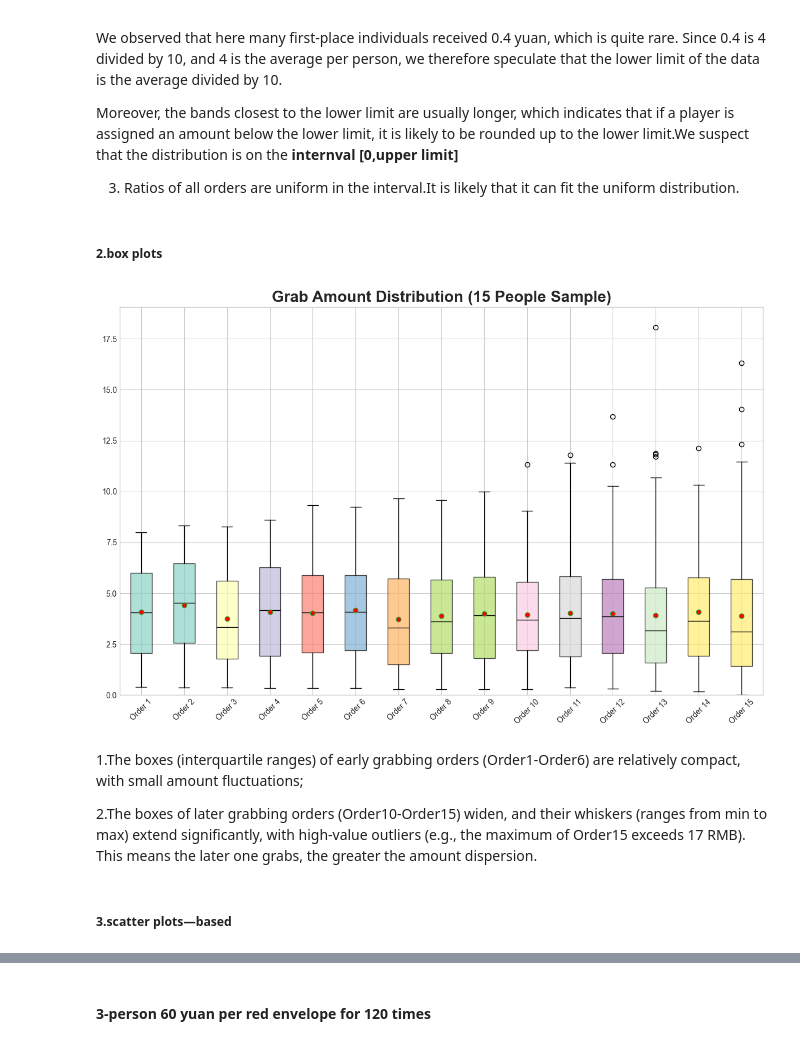
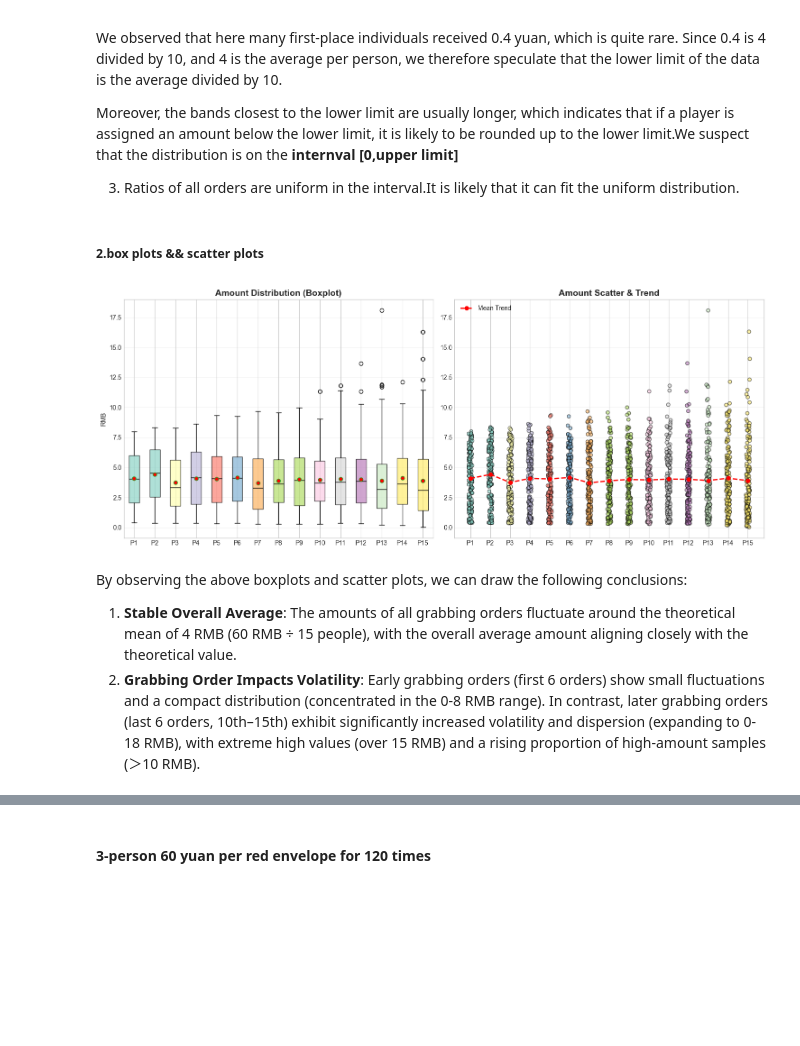
Before and after one commit to QLL-CCDD/SI140A-proj, a Jupyter notebook: tex/red_envelop.ipynb, the cells around one changed output, grey strips where cells are left out. Saved outputs shown, nothing was run; the diff lists cells and outputs as text; code cells hidden in the pictures; blank space fills up the shorter version.

```diff
--- a/tex/red_envelop.ipynb
+++ b/tex/red_envelop.ipynb
@@ -444,14 +240,13 @@ Moreover, the bands closest to the lower limit are usually longer, which indicat
 
 3. Ratios of all orders are uniform in the interval.It is likely that it can fit the uniform distribution.
 # %% [markdown]
-##### **2.box plots**
+##### **2.box plots && scatter plots**
 # %%
-plot_box_distribution("../Data/15/15人.xls", 15)
+plot_trends("../Data/15/15_people_60.xls", 15)
 # %% [output]
-[figure, old version]
+[figure, new version]
 # %% [markdown]
-1.The boxes (interquartile ranges) of early grabbing orders (Order1-Order6) are relatively compact, with small amount fluctuations;
+By observing the above boxplots and scatter plots, we can draw the following conclusions:
 
-2.The boxes of later grabbing orders (Order10-Order15) widen, and their whiskers (ranges from min to max) extend significantly, with high-value outliers (e.g., the maximum of Order15 exceeds 17 RMB). This means the later one grabs, the greater the amount dispersion.
+1.  **Stable Overall Average**: The amounts of all grabbing orders fluctuate around the theoretical mean of 4 RMB (60 RMB ÷ 15 people), with the overall average amount aligning closely with the theoretical value.
+2.  **Grabbing Order Impacts Volatility**: Early grabbing orders (first 6 orders) show small fluctuations and a compact distribution (concentrated in the 0-8 RMB range). In contrast, later grabbing orders (last 6 orders, 10th–15th) exhibit significantly increased volatility and dispersion (expanding to 0-18 RMB), with extreme high values (over 15 RMB) and a rising proportion of high-amount samples (＞10 RMB).
-# %% [markdown]
-##### **3.scatter plots—based**
```
Also changed, not shown: parts of 29 cells of this notebook, 9 other files.
